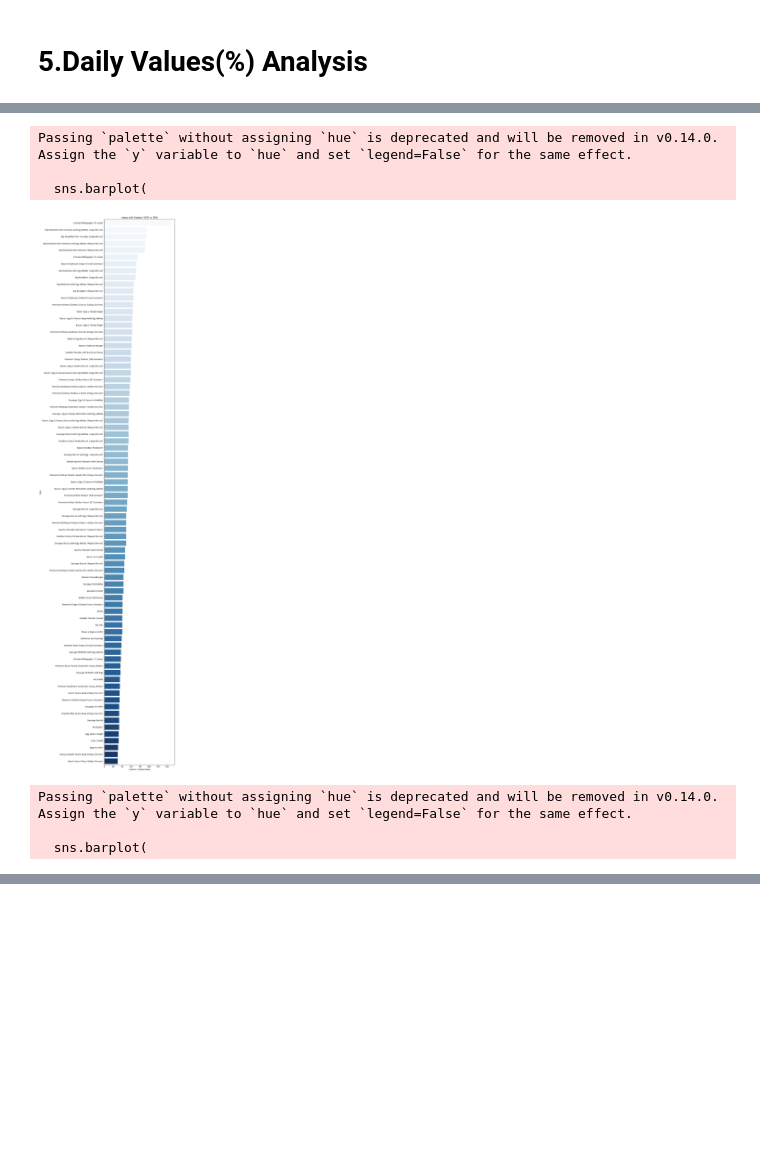
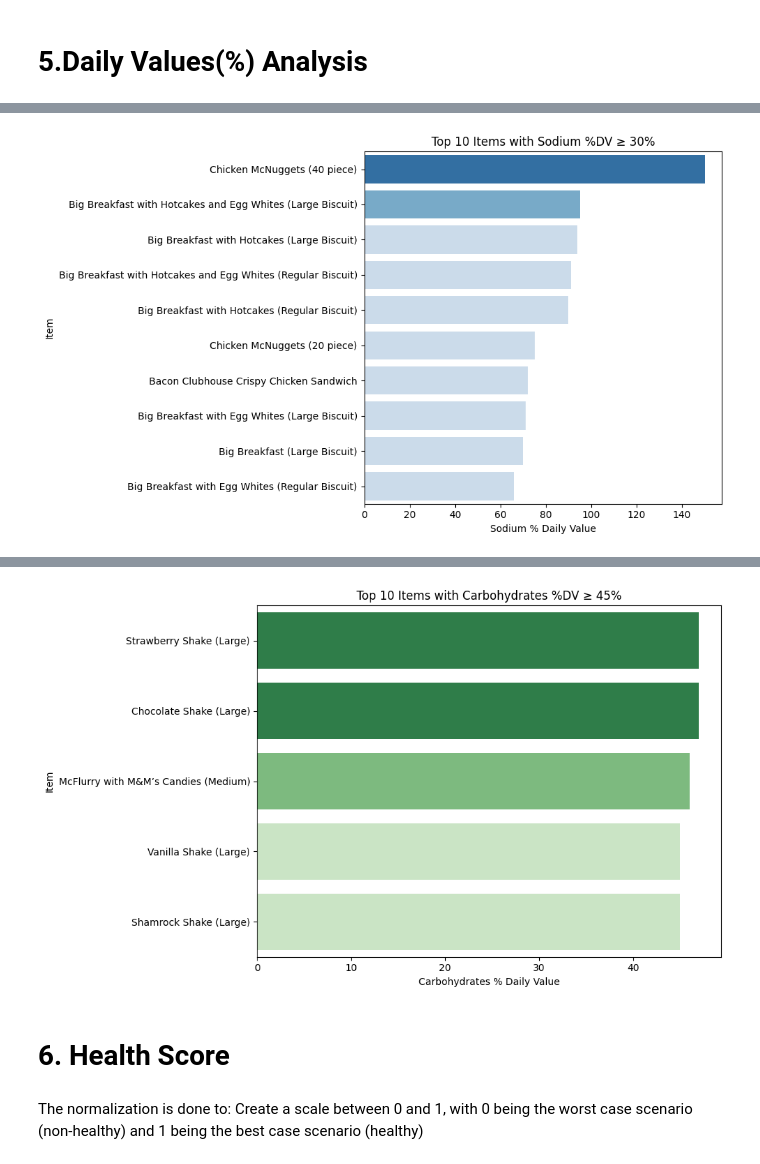
Before and after one commit to laurapetrola/Mcdonalds, a Jupyter notebook: mcdonalds.ipynb, the cells around one changed output, grey strips where cells are left out. Cells and saved outputs as stored; diff of their text form; code cells hidden in the pictures; blank space fills up the shorter version.

```diff
--- a/mcdonalds.ipynb
+++ b/mcdonalds.ipynb
@@ -295,59 +297,70 @@ Index(['Category', 'Item', 'Serving Size', 'Calories', 'Calories from Fat',
 # %%
 sodium_dv_limit = 30  # 30% DV for sodium (690 mg)
 total_fat_dv_limit = 30  # 30% DV for total fat (23.4 g)
+carbs_dv_limit = 45 #45% for a 1500 calorie diet
 
 high_sodium_items = df[df['Sodium (% Daily Value)'] >= sodium_dv_limit][['Item', 'Sodium (% Daily Value)']]
 high_total_fat_items = df[df['Total Fat (% Daily Value)'] >= total_fat_dv_limit][['Item', 'Total Fat (% Daily Value)']]
+high_carbs_items = df[df['Carbohydrates (% Daily Value)'] >= carbs_dv_limit][['Item', 'Carbohydrates (% Daily Value)']]
 # %%
-def plot_horizontal_barplot(data, x, y, title, xlabel, ylabel, palette):
-    plt.figure(figsize=(10, len(data) * 0.5))  # Adjust figure size
+def plot_horizontal_barplot(data, x, y, title, xlabel, ylabel, palette, top_n=10):
+    data_sorted = data.sort_values(by=x, ascending=False).head(top_n)
+
+    data_sorted['Category'] = pd.cut(data_sorted[x], bins=3, labels=['Low', 'Medium', 'High'])
+
+    plt.figure(figsize=(10, 6))  # Adjust figure size
     sns.barplot(
         x=x,
         y=y,
-        data=data.sort_values(by=x, ascending=False),
+        data=data_sorted,
         palette=palette,
-        orient='h'  # Horizontal bars
+        orient='h',
+        hue='Category',
+        legend=False
     )
     plt.title(title)
     plt.xlabel(xlabel)
     plt.ylabel(ylabel)
     plt.tight_layout()  # Adjust layout
     plt.show()
 
-# Bar plot for sodium %DV
 if not high_sodium_items.empty:
     plot_horizontal_barplot(
         data=high_sodium_items,
         x='Sodium (% Daily Value)',
         y='Item',
-        title=f'Items with Sodium %DV ≥ {sodium_dv_limit}%',
+        title=f'Top 10 Items with Sodium %DV ≥ {sodium_dv_limit}%',
         xlabel='Sodium % Daily Value',
         ylabel='Item',
         palette='Blues',
-        top_n=10
     )
 else:
     print("\nNo items found with sodium %DV above the limit.")
 
-# Bar plot for total fat %DV
 if not high_total_fat_items.empty:
     plot_horizontal_barplot(
         data=high_total_fat_items,
         x='Total Fat (% Daily Value)',
         y='Item',
-        title=f'Items with Total Fat %DV ≥ {total_fat_dv_limit}%',
+        title=f'Top 10 Items with Total Fat %DV ≥ {total_fat_dv_limit}%',
         xlabel='Total Fat % Daily Value',
         ylabel='Item',
         palette='Reds',
-        top_n=10
     )
 else:
     print("\nNo items found with total fat %DV above the limit.")
+
+if not high_carbs_items.empty:
+    plot_horizontal_barplot(
+        data=high_carbs_items,
+        x='Carbohydrates (% Daily Value)',
+        y='Item',
+        title=f'Top 10 Items with Carbohydrates %DV ≥ {carbs_dv_limit}%',
+        xlabel='Carbohydrates % Daily Value',
+        ylabel='Item',
+        palette='Greens'
+    )
+else:
+    print("\nNo items found with carbohydrates %DV above the limit.")
 # %% [output]
-Passing `palette` without assigning `hue` is deprecated and will be removed in v0.14.0. Assign the `y` variable to `hue` and set `legend=False` for the same effect.
-
-  sns.barplot(
-[figure, old version]
+[figure, new version]
-Passing `palette` without assigning `hue` is deprecated and will be removed in v0.14.0. Assign the `y` variable to `hue` and set `legend=False` for the same effect.
-
-  sns.barplot(
@@ -354,0 +368,3 @@ Passing `palette` without assigning `hue` is deprecated and will be removed in v
+[figure, added]
+# %% [markdown]
+# 6. Health Score
@@ -354,0 +392,2 @@ Passing `palette` without assigning `hue` is deprecated and will be removed in v
+# %% [markdown]
+The normalization is done to: Create a scale between 0 and 1, with 0 being the worst case scenario (non-healthy) and 1 being the best case scenario (healthy)
```
Also changed, not shown: parts of 14 cells of this notebook.
